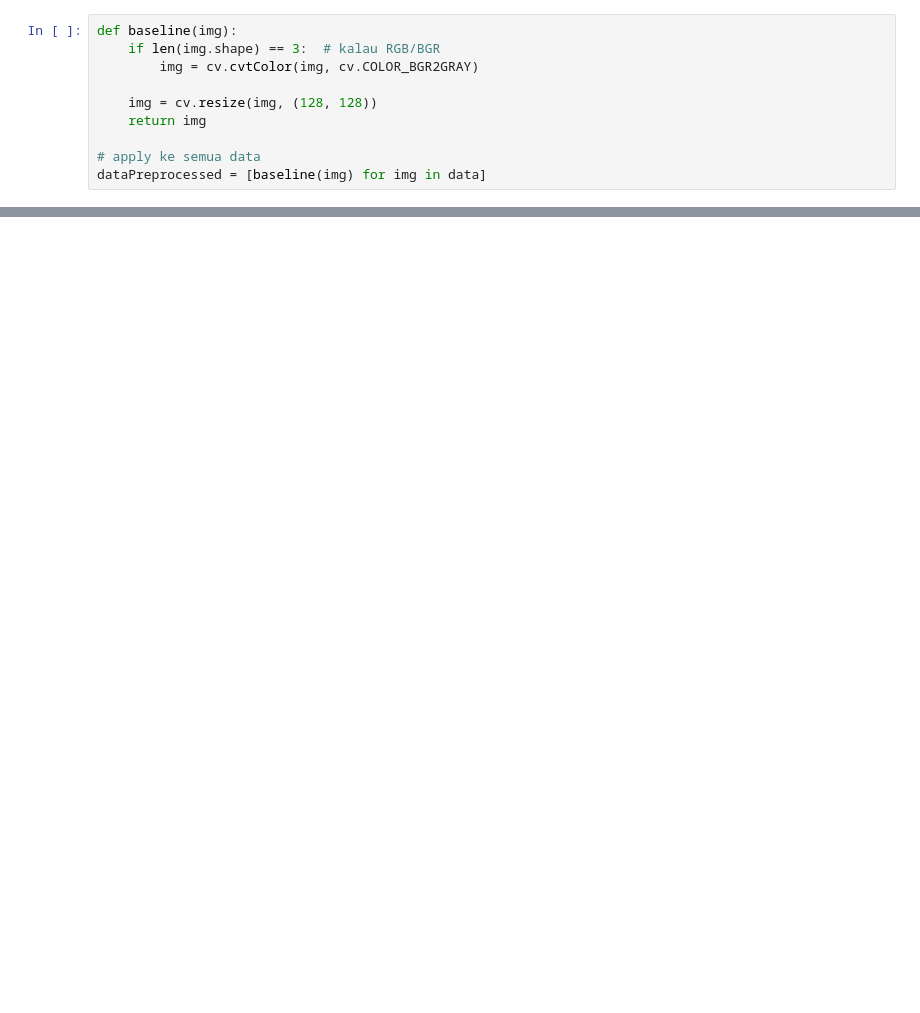
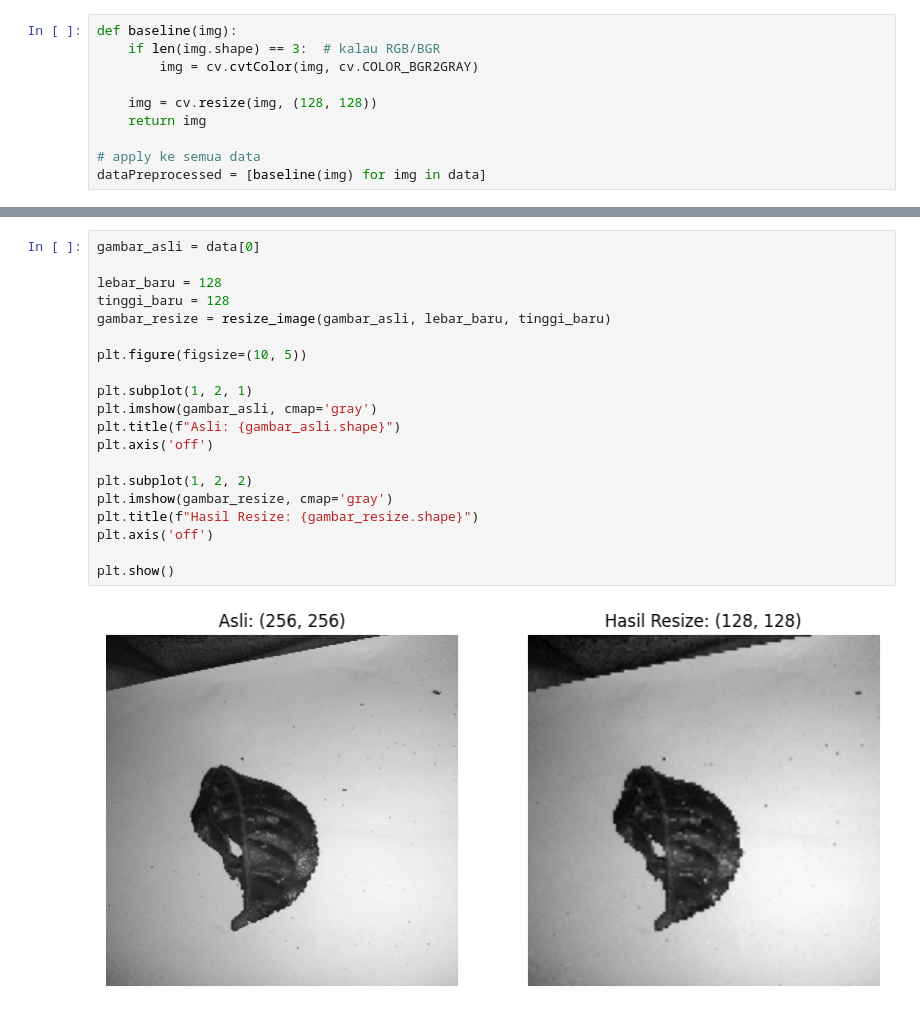
Before and after one commit to mourirenbleu/Project-PCD-Group10-Tea-Sickness-Classification-2026, a Jupyter notebook: Percobaan_2.ipynb, the cells around one changed output, grey strips where cells are left out. Cells and saved outputs as stored; diff of their text form; blank space fills up the shorter version.

```diff
--- a/Percobaan_2.ipynb
+++ b/Percobaan_2.ipynb
@@ -162,0 +172,22 @@ def show_sample_images(images, labels, class_names):
+# %%
+gambar_asli = data[0]
+
+lebar_baru = 128
+tinggi_baru = 128
+gambar_resize = resize_image(gambar_asli, lebar_baru, tinggi_baru)
+
+plt.figure(figsize=(10, 5))
+
+plt.subplot(1, 2, 1)
+plt.imshow(gambar_asli, cmap='gray')
+plt.title(f"Asli: {gambar_asli.shape}")
+plt.axis('off')
+
+plt.subplot(1, 2, 2)
+plt.imshow(gambar_resize, cmap='gray')
+plt.title(f"Hasil Resize: {gambar_resize.shape}")
+plt.axis('off')
+
+plt.show()
+# %% [output]
+[figure, added]
```
Also changed, not shown: parts of 65 cells of this notebook, 1 other file.
